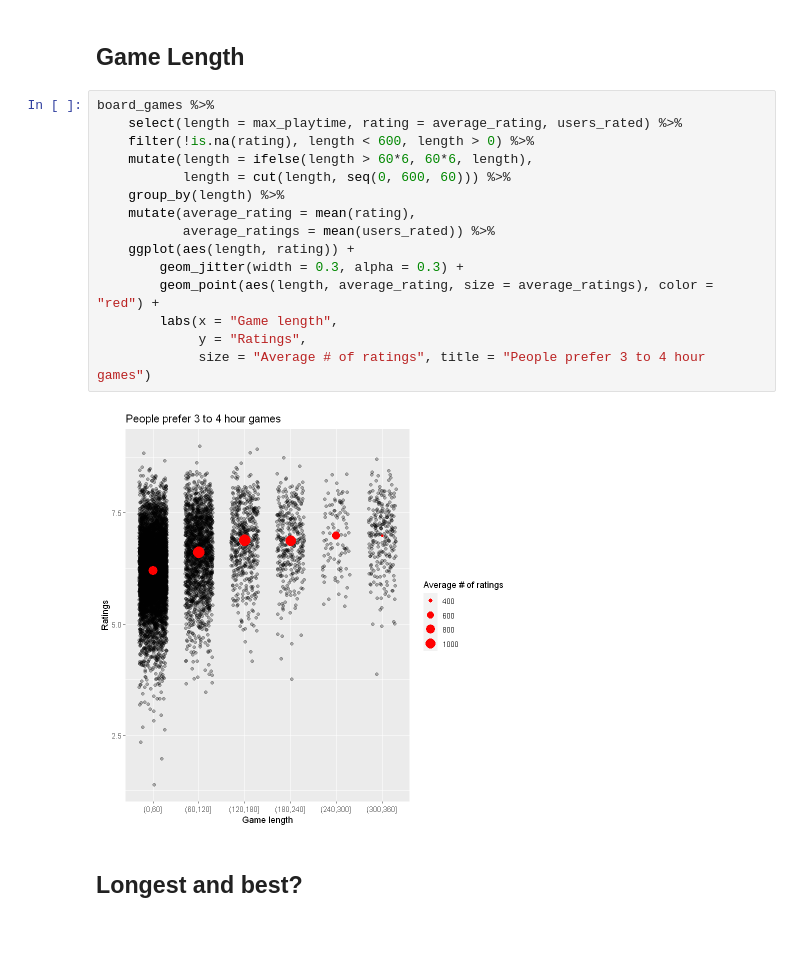
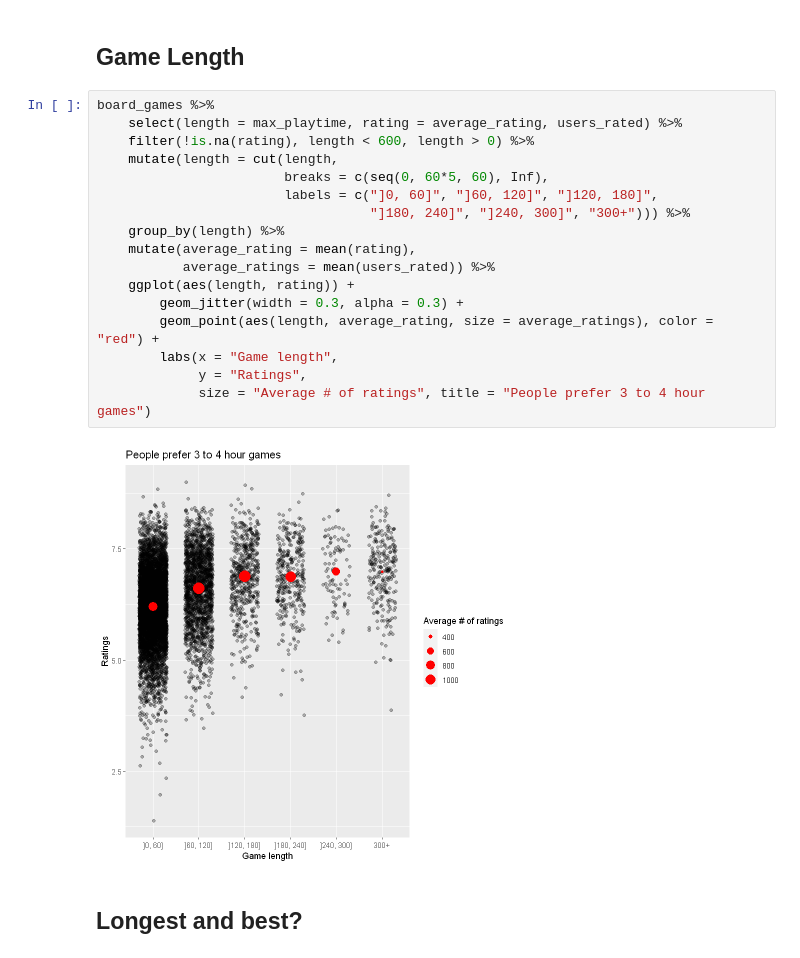
Before and after one commit to notblank/Curso-Stat-Public, a Jupyter notebook: Cursos/Temas Extra/Board Games.ipynb, the cells around one changed output. Saved outputs shown, nothing was run; the diff lists cells and outputs as text.

```diff
--- a/Cursos/Temas Extra/Board Games.ipynb
+++ b/Cursos/Temas Extra/Board Games.ipynb
@@ -239,19 +239,21 @@ board_games %>%
 # %%
 board_games %>%
     select(length = max_playtime, rating = average_rating, users_rated) %>%
     filter(!is.na(rating), length < 600, length > 0) %>%
-    mutate(length = ifelse(length > 60*6, 60*6, length),
-           length = cut(length, seq(0, 600, 60))) %>%
+    mutate(length = cut(length,
+                        breaks = c(seq(0, 60*5, 60), Inf),
+                        labels = c("]0, 60]", "]60, 120]", "]120, 180]",
+                                   "]180, 240]", "]240, 300]", "300+"))) %>%
     group_by(length) %>%
     mutate(average_rating = mean(rating),
            average_ratings = mean(users_rated)) %>%
     ggplot(aes(length, rating)) +
         geom_jitter(width = 0.3, alpha = 0.3) +
         geom_point(aes(length, average_rating, size = average_ratings), color = "red") +
         labs(x = "Game length",
              y = "Ratings",
              size = "Average # of ratings", title = "People prefer 3 to 4 hour games")
 # %% [output]
-[figure, old version]
+[figure, new version]
 # %% [markdown]
 ## Longest and best?
```
Also changed, not shown: parts of 2 cells of this notebook.
